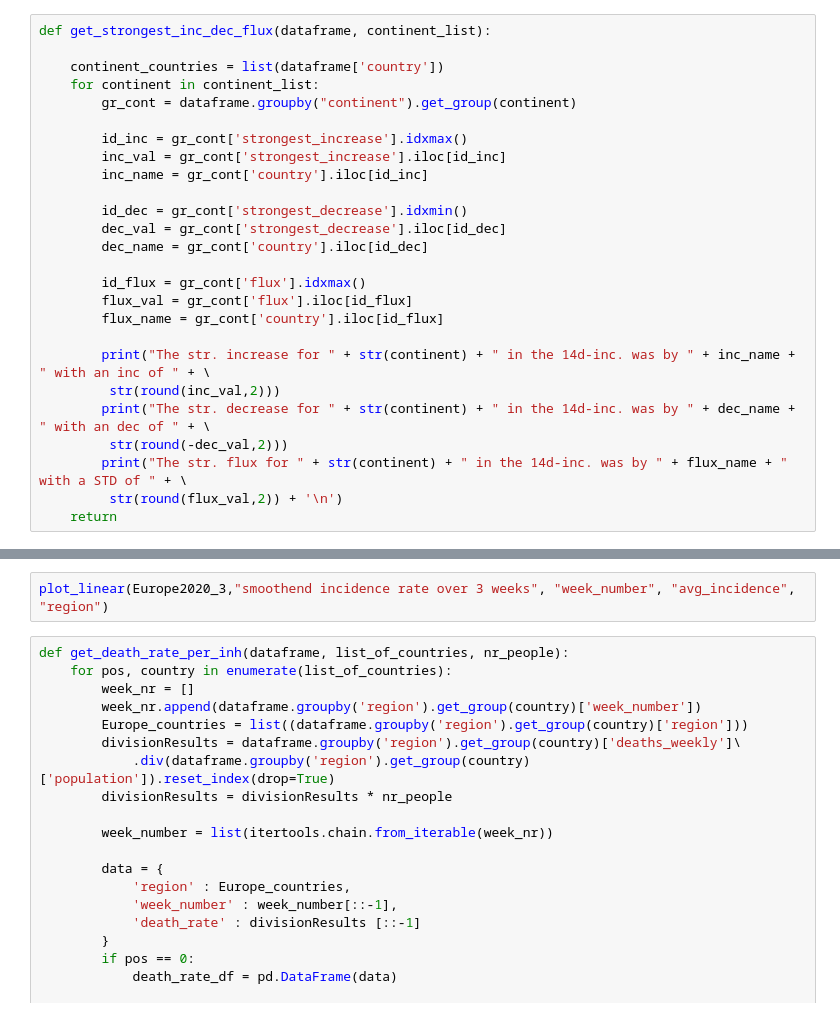
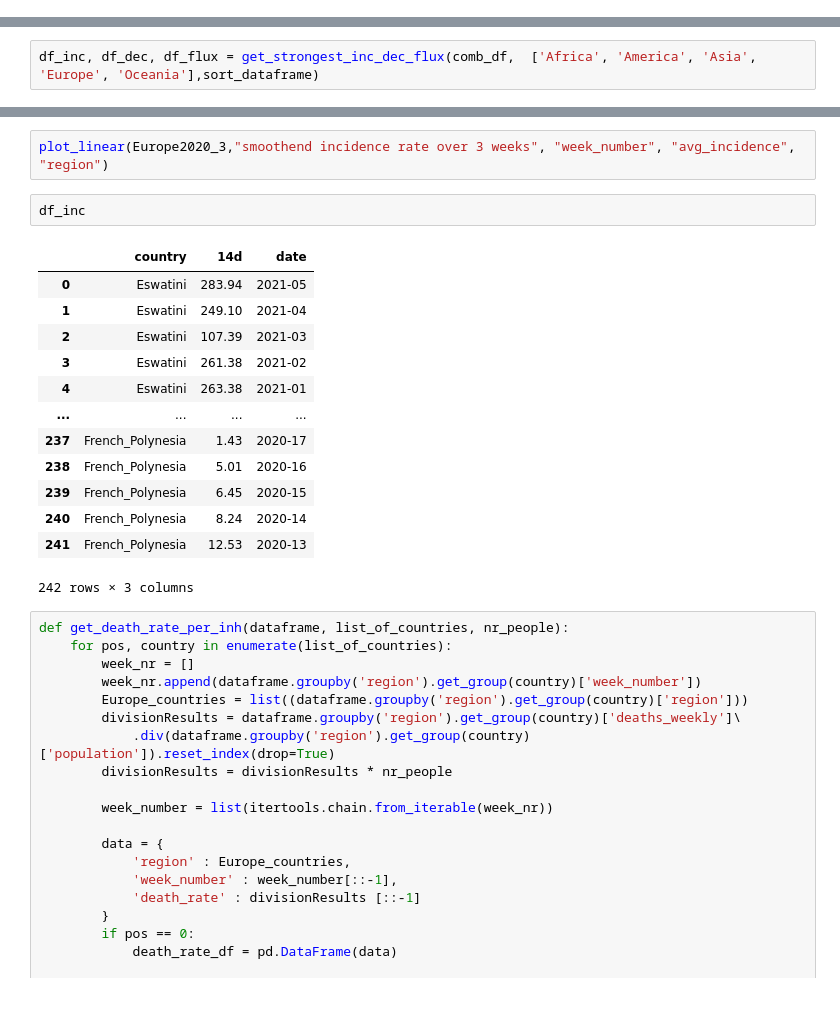
Before and after one commit to paulkittner/fufezan-lab-advanced_python_2020-21_HD, a Jupyter notebook: notebooks/07.e07_COVID_data_wrangling.ipynb, the cells around one changed output, grey strips where cells are left out. Cells and saved outputs as stored; diff of their text form.

```diff
--- a/notebooks/07.e07_COVID_data_wrangling.ipynb
+++ b/notebooks/07.e07_COVID_data_wrangling.ipynb
@@ -153,29 +169,3 @@ def cal_all(sort_dataframe, continent_list):
     return comb_df
 # %%
 comb_df = cal_all(sort_dataframe, ['Africa', 'America', 'Asia', 'Europe', 'Oceania'])
-# %%
-def get_strongest_inc_dec_flux(dataframe, continent_list):
-
-    continent_countries = list(dataframe['country'])
-    for continent in continent_list:
-        gr_cont = dataframe.groupby("continent").get_group(continent)
-
-        id_inc = gr_cont['strongest_increase'].idxmax()
-        inc_val = gr_cont['strongest_increase'].iloc[id_inc]
-        inc_name = gr_cont['country'].iloc[id_inc]
-
-        id_dec = gr_cont['strongest_decrease'].idxmin()
-        dec_val = gr_cont['strongest_decrease'].iloc[id_dec]
-        dec_name = gr_cont['country'].iloc[id_dec]
-
-        id_flux = gr_cont['flux'].idxmax()
-        flux_val = gr_cont['flux'].iloc[id_flux]
-        flux_name = gr_cont['country'].iloc[id_flux]
-
-        print("The str. increase for " + str(continent) + " in the 14d-inc. was by " + inc_name + " with an inc of " + \
-         str(round(inc_val,2)))
-        print("The str. decrease for " + str(continent) + " in the 14d-inc. was by " + dec_name + " with an dec of " + \
-         str(round(-dec_val,2)))
-        print("The str. flux for " + str(continent) + " in the 14d-inc. was by " + flux_name + " with a STD of " + \
-         str(round(flux_val,2)) + '\n')
-    return
@@ -203,0 +239,2 @@ The str. flux for Oceania in the 14d-inc. was by French_Polynesia with a STD of
+# %%
+df_inc, df_dec, df_flux = get_strongest_inc_dec_flux(comb_df,  ['Africa', 'America', 'Asia', 'Europe', 'Oceania'],sort_dataframe)
@@ -259,6 +322,22 @@ def smoothend_incidence(continent_df, window_length_days):
 Europe2020_3 = smoothend_incidence(Europe2020, 3)
 # %%
 plot_linear(Europe2020_3,"smoothend incidence rate over 3 weeks", "week_number", "avg_incidence", "region")
+# %%
+df_inc
+# %% [output]
+|  | country | 14d | date |
+| 0 | Eswatini | 283.94 | 2021-05 |
+| 1 | Eswatini | 249.10 | 2021-04 |
+| 2 | Eswatini | 107.39 | 2021-03 |
+| 3 | Eswatini | 261.38 | 2021-02 |
+| 4 | Eswatini | 263.38 | 2021-01 |
+| ... | ... | ... | ... |
+| 237 | French_Polynesia | 1.43 | 2020-17 |
+| 238 | French_Polynesia | 5.01 | 2020-16 |
+| 239 | French_Polynesia | 6.45 | 2020-15 |
+| 240 | French_Polynesia | 8.24 | 2020-14 |
+| 241 | French_Polynesia | 12.53 | 2020-13 |
+242 rows × 3 columns
 # %%
 def get_death_rate_per_inh(dataframe, list_of_countries, nr_people):
     for pos, country in enumerate(list_of_countries):
```
Also changed, not shown: parts of 11 cells of this notebook, 2 other files.
